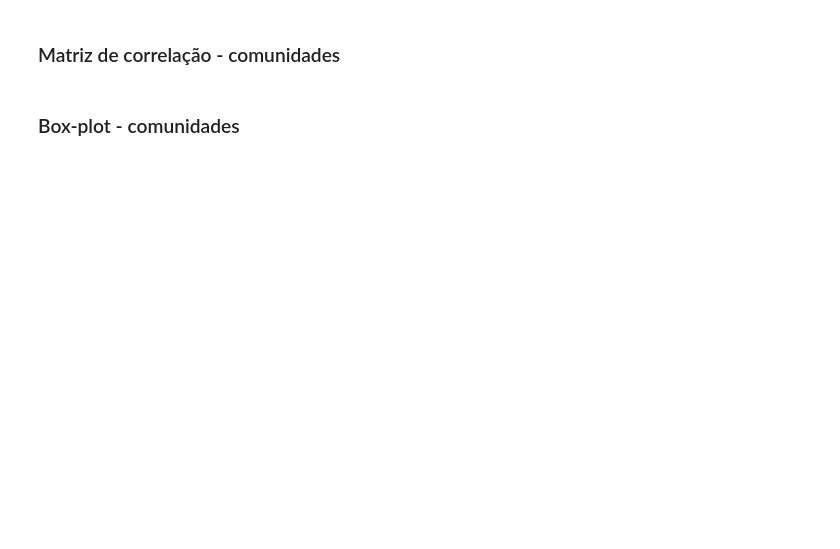
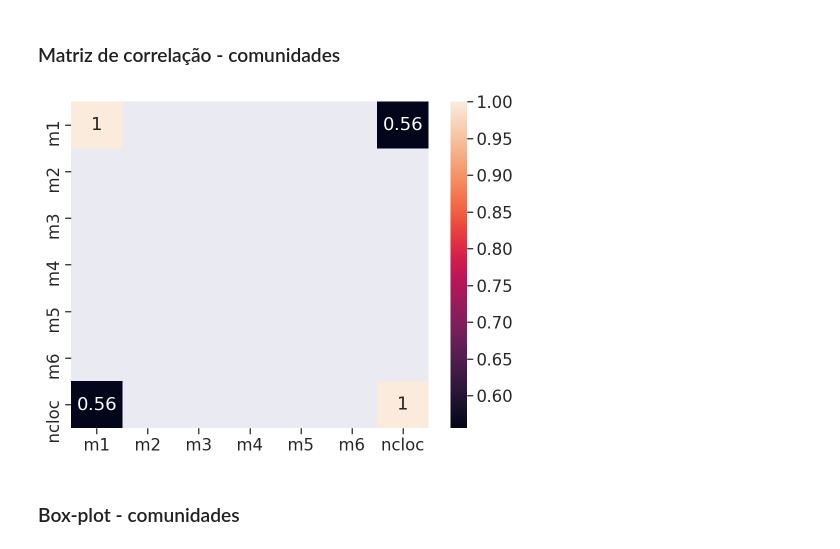
Before and after one commit to fga-eps-mds/2021.1-Cartografia-social-docs, a Jupyter notebook: analytics-raw-data/analytics1.ipynb, the cells around one changed output. Saved outputs shown, nothing was run; the diff lists cells and outputs as text; code cells hidden in the pictures; blank space fills up the shorter version.

```diff
--- a/analytics-raw-data/analytics1.ipynb
+++ b/analytics-raw-data/analytics1.ipynb
@@ -488,11 +523,13 @@ repository = "CARTOGRAFIA-SOCIAL-API-COMUNIDADES"
 # %% [markdown]
 ### Matriz de correlação - comunidades
 # %%
-#corr_df = correlationMatrix(generic_df)
-#plt.figure(figsize=(8, 6))
-#sns.heatmap(corr_df, annot=True)
-#plt.show()
+corr_df = correlationMatrix(generic_df)
+plt.figure(figsize=(8, 6))
+sns.heatmap(corr_df, annot=True)
+plt.show()
 #corr_df.style.background_gradient(cmap='coolwarm')
+# %% [output]
+[figure, added]
 # %% [markdown]
 ### Box-plot - comunidades
 # %%
```
Also changed, not shown: parts of 48 cells of this notebook, 5 other files.
